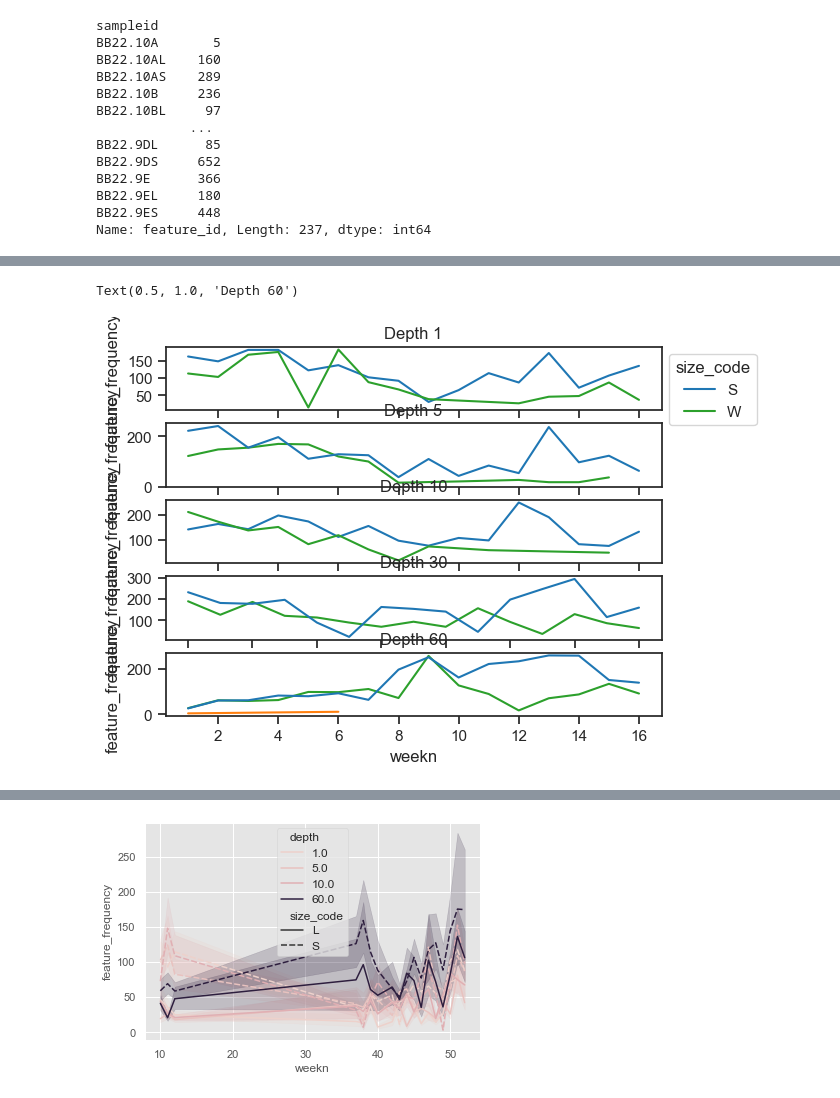
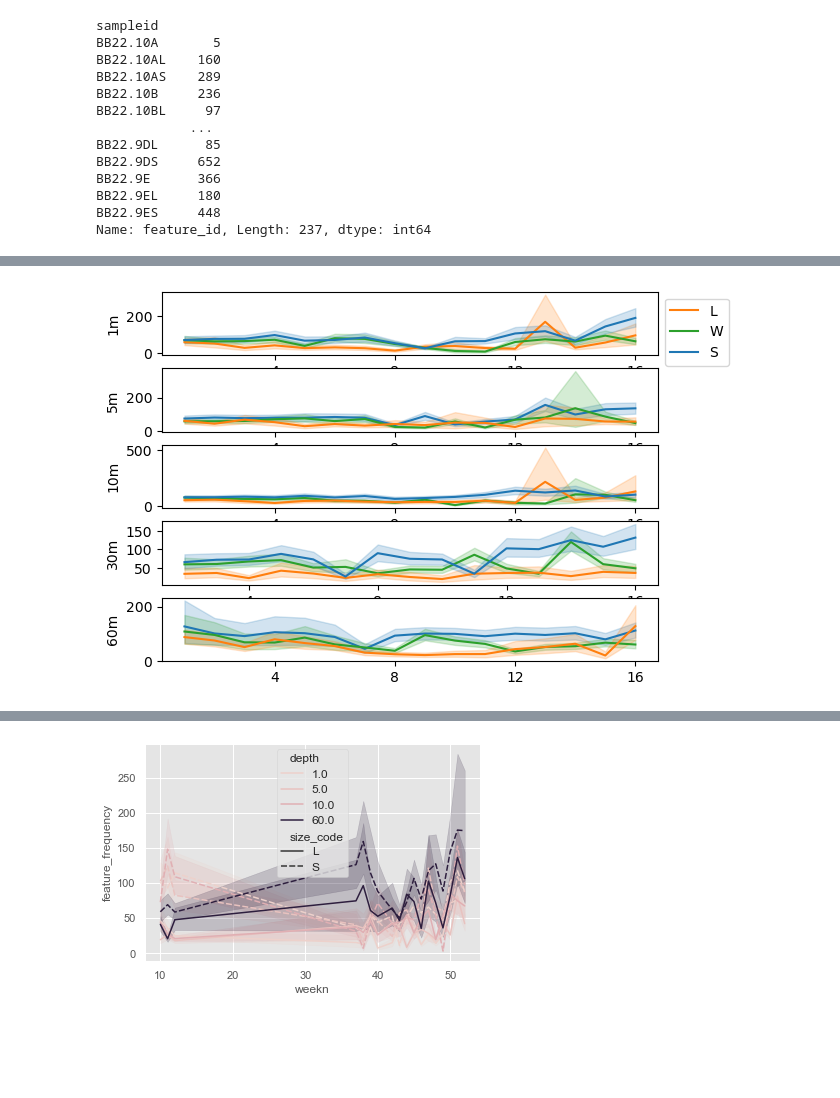
Before and after one commit to dianahaider/size_fractions, a Jupyter notebook: bb2022_sf.ipynb, the cells around one changed output, grey strips where cells are left out. Drawn from its saved outputs; the diff is of its cells as text; code cells hidden in the pictures; blank space fills up the shorter version.

```diff
--- a/bb2014-21_split_anal_cleaned-Copy1.ipynb
+++ b/bb2022_sf.ipynb
@@ -373,7 +374,7 @@ Columns (1,2,3,4,5,6,7,8,9,10,11,12,13,14,15,16,17,18,19,20,21,22,23,24,25,26,27
 # Special thanks to Alex Manuele https://github.com/alexmanuele
 def consolidate_tables(year=all):
     if year == all:
-        table_list = glob.glob('{0}/*/table.qza'.format('/Users/Diana/Documents/escuela/phd/sizefrac/BB22_size-fraction-comparison-analysed/to_transfer'))
+        table_list = glob.glob('{0}/*/table.qza'.format('/Users/Diana/Documents/escuela/phd/size_fractions/BB22_size-fraction-comparison-analysed/to_transfer'))
         print("Found all yearly tables")
 
     else:
@@ -456,7 +457,7 @@ def pick_metadata(merged, depth='all', size_fraction='both', year='all', R='all'
     size_fraction = size_fraction
     txsubset = txsubset
 
-    files = glob.glob('{0}/*/class/*/data/taxonomy.tsv'.format('/Users/Diana/Documents/escuela/phd/sizefrac/BB22_size-fraction-comparison-analysed/to_transfer'))
+    files = glob.glob('{0}/*/class/*/data/taxonomy.tsv'.format('/Users/Diana/Documents/escuela/phd/size_fractions/BB22_size-fraction-comparison-analysed/to_transfer'))
     taxos = []
 #    if not os.path.exists(path+composition):
 #        os.mkdir(path+composition)
@@ -639,4 +586,4 @@ plt.show()
 # %%
 sizecodes = ['S', 'L', 'W']
-palette_colors = sns.color_palette('tab10')
+palette_colors = sns.color_palette()
 palette_dict = {sizecode: color for sizecode, color in zip(sizecodes, palette_colors)}
@@ -643,28 +603,42 @@ palette_dict = {sizecode: color for sizecode, color in zip(sizecodes, palette_co
 # %%
 plt.subplot(511)
-ax=sns.lineplot(x = "weekn", y = "feature_frequency", data=sfd1p, hue="size_code", palette=palette_dict)
+ax=sns.lineplot(x = "weekn", y = "feature_frequency", data=sfd1, hue="size_code", palette=palette_dict)
 sns.move_legend(ax, "upper left", bbox_to_anchor=(1, 1))
-plt.title('Depth 1')
+ax.xaxis.set_major_locator(ticker.MultipleLocator(4))
+plt.legend(bbox_to_anchor=(1, 1))
+plt.ylabel('1m')
+plt.xlabel('')
+
 
 plt.subplot(512)
-ax1=sns.lineplot(x = "weekn", y = "feature_frequency", data=sfd5p, hue="size_code", palette=palette_dict)
+ax1=sns.lineplot(x = "weekn", y = "feature_frequency", data=sfd5, hue="size_code", palette=palette_dict)
+ax1.xaxis.set_major_locator(ticker.MultipleLocator(4))
+plt.ylabel('5m')
+plt.xlabel('')
 ax1.get_legend().remove()
-plt.title('Depth 5')
 
 plt.subplot(513)
-ax2=sns.lineplot(x = "weekn", y = "feature_frequency", data=sfd10p, hue="size_code", palette=palette_dict)
+ax2=sns.lineplot(x = "weekn", y = "feature_frequency", data=sfd10, hue="size_code", palette=palette_dict)
+ax2.xaxis.set_major_locator(ticker.MultipleLocator(4))
+plt.ylabel('10m')
+plt.xlabel('')
 ax2.get_legend().remove()
-plt.title('Depth 10')
 
 plt.subplot(514)
-ax3=sns.lineplot(x = "weekn", y = "feature_frequency", data=sfd30p, hue="size_code", palette=palette_dict)
+ax3=sns.lineplot(x = "weekn", y = "feature_frequency", data=sfd30, hue="size_code", palette=palette_dict)
+ax3.xaxis.set_major_locator(ticker.MultipleLocator(4))
+plt.ylabel('30m')
+plt.xlabel('')
 ax3.get_legend().remove()
-plt.title('Depth 30')
+
 
 plt.subplot(515)
-ax4=sns.lineplot(x = "weekn", y = "feature_frequency", data=sfd60p, hue="size_code", palette=palette_dict)
+ax4=sns.lineplot(x = "weekn", y = "feature_frequency", data=sfd60, hue="size_code", palette=palette_dict)
+ax4.xaxis.set_major_locator(ticker.MultipleLocator(4))
+plt.ylabel('60m')
+plt.xlabel('')
 ax4.get_legend().remove()
-plt.title('Depth 60')
+
+plt.savefig('depth_profile_alltaxa.png')
 # %% [output]
-Text(0.5, 1.0, 'Depth 60')
-[figure, old version]
+[figure, new version]
```
Also changed, not shown: parts of 31 cells of this notebook, 5 other files.
